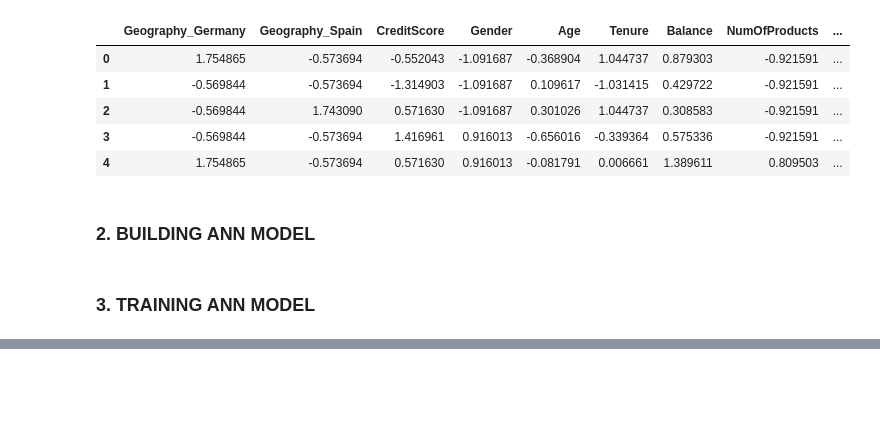
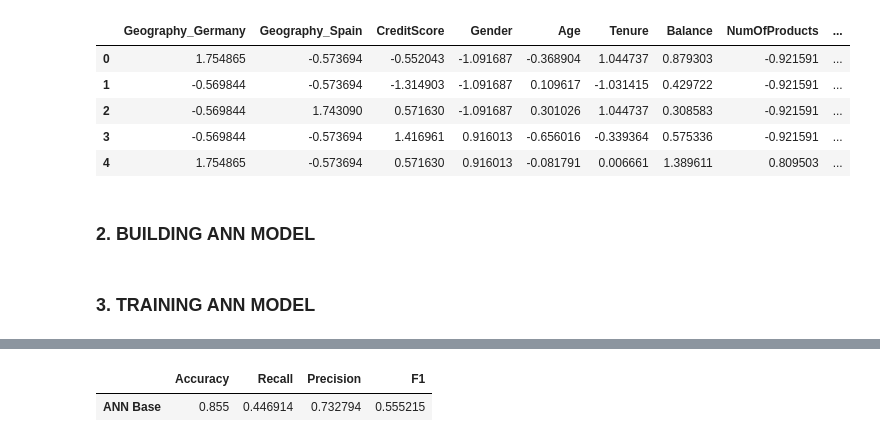
Before and after one commit to sinanw/ann-bank-customer-retention, a Jupyter notebook: notebooks/2-ann-training.ipynb, the cells around one changed output, grey strips where cells are left out. Drawn from its saved outputs; the diff is of its cells as text; code cells hidden in the pictures; blank space fills up the shorter version.

Commit message:
Model evaluation on testing samples

```diff
--- a/notebooks/2-ann-training.ipynb
+++ b/notebooks/2-ann-training.ipynb
@@ -96,0 +100,6 @@ Epoch 100/100
+# %%
+# Predicting the testing samples
+y_pred = ann.predict(X_test)
+
+# Converting probabilities into predictions
+y_pred = (y_pred > 0.5)
@@ -96,0 +108,10 @@ Epoch 100/100
+# %%
+# Calculate performance metrics
+results = pd.DataFrame(index=["ANN Base"], columns=["Accuracy", "Recall", "Precision", "F1"])
+results.iloc[0] = [accuracy_score(y_test, y_pred), recall_score(y_test, y_pred), precision_score(y_test, y_pred), f1_score(y_test, y_pred)]
+# %%
+# Print results
+results
+# %% [output]
+|  | Accuracy | Recall | Precision | F1 |
+| ANN Base | 0.855 | 0.446914 | 0.732794 | 0.555215 |
```
Also changed, not shown: parts of 4 cells of this notebook.
